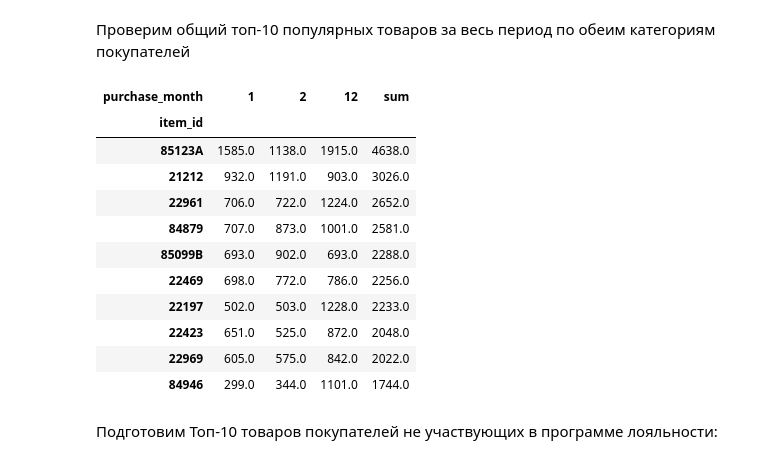
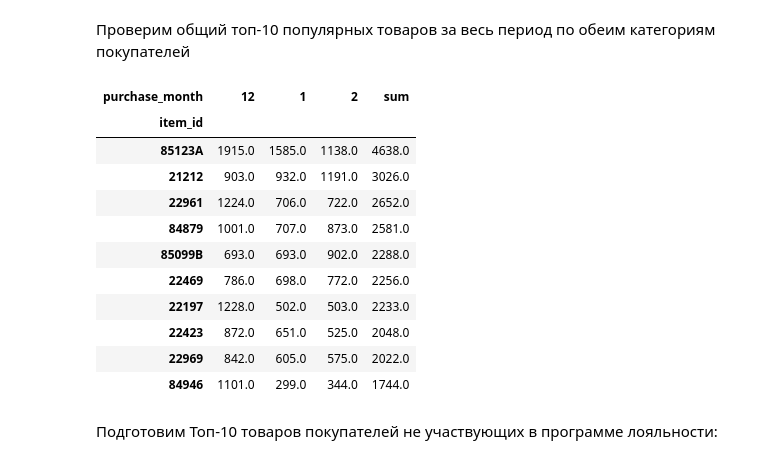
Before and after one commit to PioneerProject/Retail-Loyalty-Program-Analysis, a Jupyter notebook: Retail_Loyalty_Program_Analysis.ipynb, the cells around one changed output. Drawn from its saved outputs; the diff is of its cells as text; code cells hidden in the pictures.

```diff
--- a/Retail_Loyalty_Program_Analysis.ipynb
+++ b/Retail_Loyalty_Program_Analysis.ipynb
@@ -1065,28 +1066,29 @@ data.pivot_table(index='loyalty_program', columns='purchase_month', values='quan
 # %%
 # Используем те же методы формирования сводных данных, что и в предыдущих шагах.
 # В качестве индекса сводной таблицы возьмем 'item_id', значения для подсчета берем из столбца 'quantity'
 # Полученные данные запишем в переменную 'top10_product'
 top10_product=data.pivot_table(index='item_id',columns='purchase_month', values='quantity', aggfunc='sum')
 
 # Просуммируем количество проданного товара за каждый месяц методом 'sum' с аргументом 'axis=1'
 top10_product['sum']=top10_product.sum(axis=1)
+top10_product=top10_product[[12, 1, 2, 'sum']]
 
 # Произведем сортировку полученных данных от большего к меньшему по столбцу 'sum' с аргументом 'ascending=False'/
 # И выведем 10 первых значений методом head c аргументом 10
 top10_product.sort_values(by='sum', ascending=False).head(10)
 # %% [output]
-| purchase_month | 1 | 2 | 12 | sum |
+| purchase_month | 12 | 1 | 2 | sum |
 | item_id |  |  |  |  |
-| 85123A | 1585.0 | 1138.0 | 1915.0 | 4638.0 |
-| 21212 | 932.0 | 1191.0 | 903.0 | 3026.0 |
-| 22961 | 706.0 | 722.0 | 1224.0 | 2652.0 |
-| 84879 | 707.0 | 873.0 | 1001.0 | 2581.0 |
-| 85099B | 693.0 | 902.0 | 693.0 | 2288.0 |
-| 22469 | 698.0 | 772.0 | 786.0 | 2256.0 |
-| 22197 | 502.0 | 503.0 | 1228.0 | 2233.0 |
-| 22423 | 651.0 | 525.0 | 872.0 | 2048.0 |
-| 22969 | 605.0 | 575.0 | 842.0 | 2022.0 |
-| 84946 | 299.0 | 344.0 | 1101.0 | 1744.0 |
+| 85123A | 1915.0 | 1585.0 | 1138.0 | 4638.0 |
+| 21212 | 903.0 | 932.0 | 1191.0 | 3026.0 |
+| 22961 | 1224.0 | 706.0 | 722.0 | 2652.0 |
+| 84879 | 1001.0 | 707.0 | 873.0 | 2581.0 |
+| 85099B | 693.0 | 693.0 | 902.0 | 2288.0 |
+| 22469 | 786.0 | 698.0 | 772.0 | 2256.0 |
+| 22197 | 1228.0 | 502.0 | 503.0 | 2233.0 |
+| 22423 | 872.0 | 651.0 | 525.0 | 2048.0 |
+| 22969 | 842.0 | 605.0 | 575.0 | 2022.0 |
+| 84946 | 1101.0 | 299.0 | 344.0 | 1744.0 |
 # %% [markdown]
 Подготовим Топ-10 товаров покупателей не участвующих в программе лояльности:
 # %%
```
Also changed, not shown: parts of 18 cells of this notebook, 1 other file.
